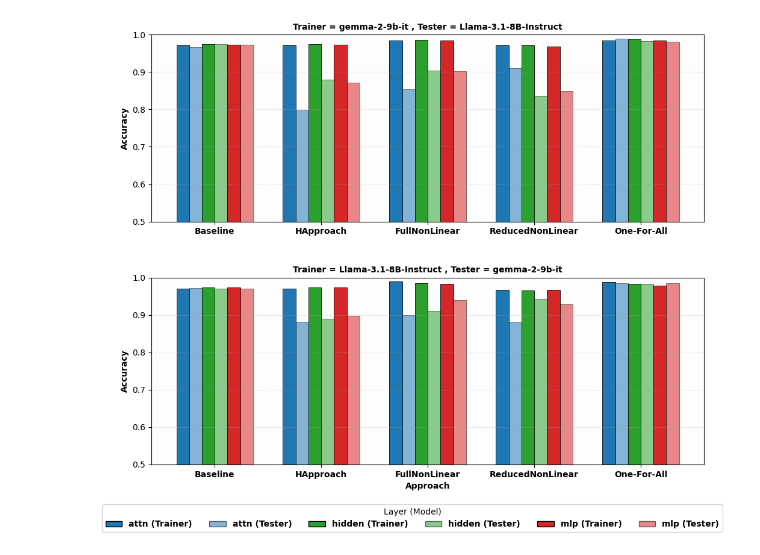
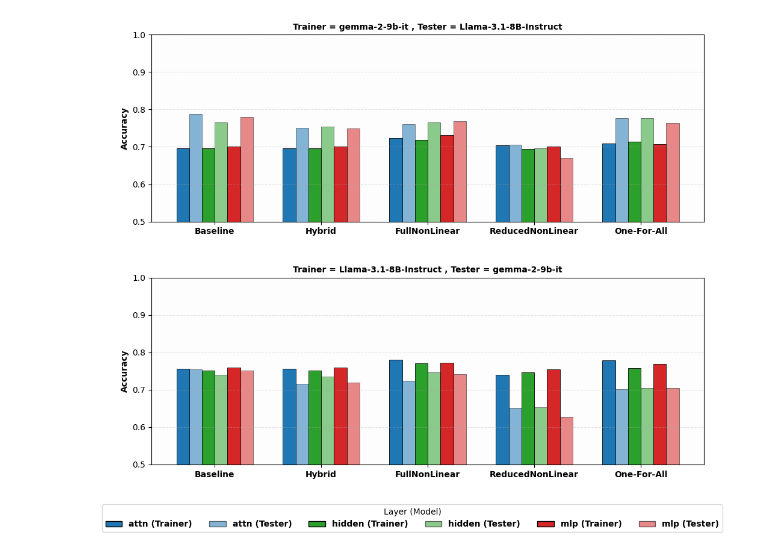
Before and after one commit to Fonty02/HallucinationDetection, a Jupyter notebook: notebooks/graph.ipynb, the cells around one changed output. Drawn from its saved outputs; the diff is of its cells as text; code cells hidden in the pictures.

Commit message:
Graph

```diff
--- a/notebooks/graph.ipynb
+++ b/notebooks/graph.ipynb
@@ -10,7 +10,7 @@ from matplotlib.patches import Patch
 # Configuration (change these to plot other datasets)
 # -----------------------------
 config = {
-    "dataset": "LLama_Gemma_BBF",
+    "dataset": "LLama_Gemma_HE",
     "trainer_model": "gemma-2-9b-it",
     "tester_model": "Llama-3.1-8B-Instruct",
     "include_reverse": True,
@@ -23,7 +23,7 @@ base_dir = Path.cwd()
 
 approaches = [
     "Baseline",
-    "HApproach",
+    "Hybrid",
     "FullNonLinear",
     "ReducedNonLinear",
     "One-For-All",
@@ -32,7 +32,7 @@ layers = ["attn", "hidden", "mlp"]
 
 path_templates = {
     "Baseline": "linearApproach/{dataset}/results_metrics/linear_probe_results.json",
-    "HApproach": "HybridApproach/{dataset}/results_metrics/hybrid_adapter_logreg_results.json",
+    "Hybrid": "HybridApproach/{dataset}/results_metrics/hybrid_adapter_logreg_results.json",
     "FullNonLinear": "nonLinearApproach/approach1FullDIM/{dataset}/results_metrics/approach1_mlp_prober_results.json",
     "ReducedNonLinear": "nonLinearApproach/approach2Projected/{dataset}/results_metrics/approach2_autoencoder_results.json",
     "One-For-All": "nonLinearApproach/approach3OneForAll/{dataset}/results_metrics/approach3_frozen_head_results.json",
@@ -192,7 +192,7 @@ for ax, scenario_key in zip(axes, scenarios_to_plot):
         label.set_fontsize(tick_style["fontsize"])
         label.set_fontweight(tick_style["fontweight"])
 
-axes[-1].set_xlabel("Approach", **label_style)
+#axes[-1].set_xlabel("Approach", **label_style)
 
 legend_handles = []
 for layer in layers:
@@ -202,31 +202,31 @@ for layer in layers:
             edgecolor="black",
             alpha=1.0,
             label=f"{layer} (Trainer)",
         )
     )
     legend_handles.append(
         Patch(
             facecolor=colors[layer],
             edgecolor="black",
             alpha=0.55,
             label=f"{layer} (Tester)",
         )
     )
 
 # Legenda posizionata sotto l'intera figura
 fig.legend(
     handles=legend_handles,
     title="Layer (Model)",
     loc="lower center",
     bbox_to_anchor=(0.5, -0.02),
     ncol=6,
     frameon=True,
     prop=legend_prop,
 )
 
 fig.tight_layout()
 fig.subplots_adjust(bottom=0.12, hspace=0.3)  # Più spazio in basso per la legenda
 plt.savefig(f"accuracy_bars_approach_{dataset}.pdf", bbox_inches='tight')
 plt.show()
 # %% [output]
-[figure, old version]
+[figure, new version]
```
Also changed, not shown: parts of 1 cell of this notebook, 9 other files.
